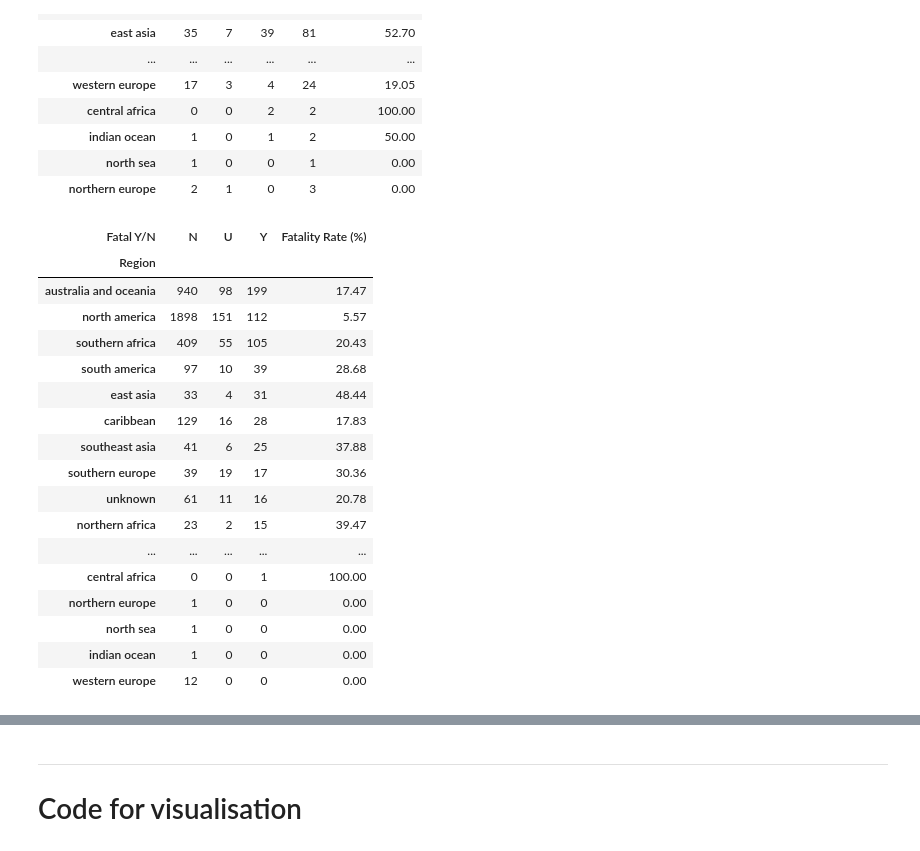
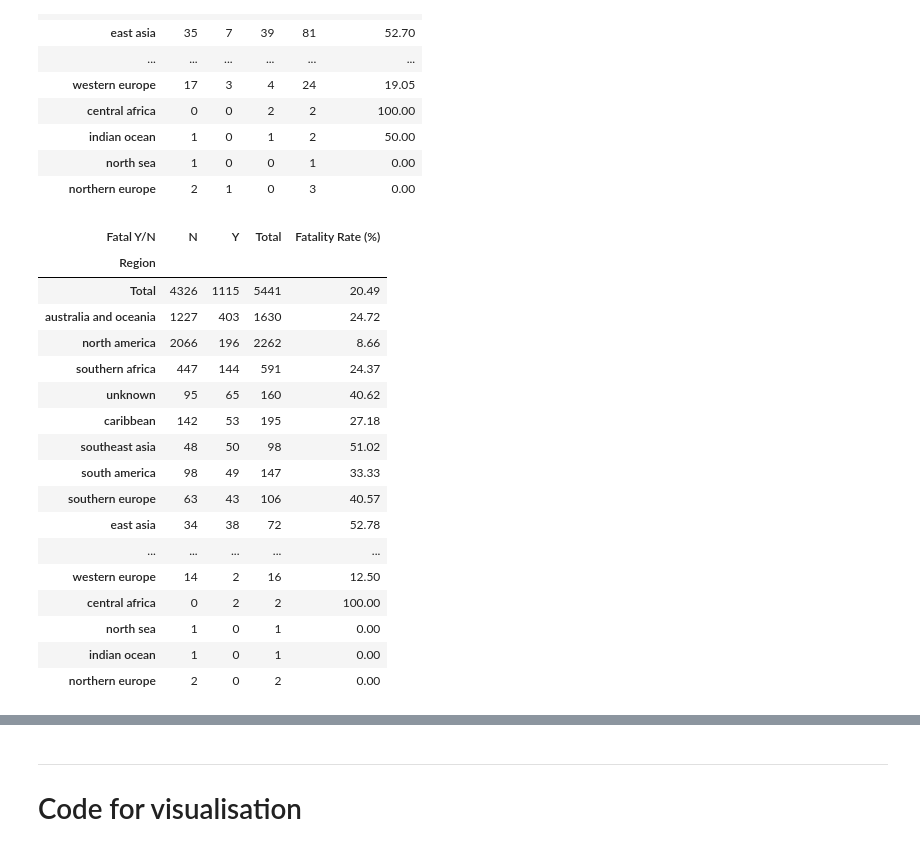
Before and after one commit to martijnooo/shark_attack, a Jupyter notebook: analysis_gfm.ipynb, the cells around one changed output, grey strips where cells are left out. Saved outputs shown, nothing was run; the diff lists cells and outputs as text; code cells hidden in the pictures.

```diff
--- a/analysis_gfm.ipynb
+++ b/analysis_gfm.ipynb
@@ -84,42 +69,42 @@ display(cross_tab_region_sorted)
 # %%
 # Filtered Region Cross-Tabulation with Fatality Rate
 
 # Convert 'Date' to datetime format
 df_gfm['Date'] = pd.to_datetime(df_gfm['Date'], errors='coerce')
 # Extract the year from the 'Date' column
 df_gfm['Year'] = df_gfm['Date'].dt.year
 # Filter data after 1900
-df_filtered = df_gfm[df_gfm['Year'] > 1950]
+df_filtered = df_gfm[df_gfm['Year'] > 1850]
 
 # Create the cross-tabulation for filtered data
-cross_tab_region = pd.crosstab(df_filtered['Region'], df_filtered['Fatal Y/N'])
+cross_tab_region = pd.crosstab(df_filtered['Region'], df_filtered['Fatal Y/N'], margins=True, margins_name='Total')
 
 # Calculate the fatality rate and round to 2 decimal places
 cross_tab_region['Fatality Rate (%)'] = (cross_tab_region['Y'] / (cross_tab_region['Y'] + cross_tab_region['N'])) * 100
 cross_tab_region['Fatality Rate (%)'] = cross_tab_region['Fatality Rate (%)'].round(2)
 
 # Sort by 'Y' (fatal) in descending order
 cross_tab_region_sorted = cross_tab_region.sort_values('Y', ascending=False)
 
 # Display the sorted cross-tabulation with fatality rate
 display(cross_tab_region_sorted)
 # %% [output]
-| Fatal Y/N | N | U | Y | Fatality Rate (%) |
+| Fatal Y/N | N | Y | Total | Fatality Rate (%) |
 | Region |  |  |  |  |
-| australia and oceania | 940 | 98 | 199 | 17.47 |
-| north america | 1898 | 151 | 112 | 5.57 |
-| southern africa | 409 | 55 | 105 | 20.43 |
-| south america | 97 | 10 | 39 | 28.68 |
-| east asia | 33 | 4 | 31 | 48.44 |
-| caribbean | 129 | 16 | 28 | 17.83 |
-| southeast asia | 41 | 6 | 25 | 37.88 |
-| southern europe | 39 | 19 | 17 | 30.36 |
-| unknown | 61 | 11 | 16 | 20.78 |
-| northern africa | 23 | 2 | 15 | 39.47 |
+| Total | 4326 | 1115 | 5441 | 20.49 |
+| australia and oceania | 1227 | 403 | 1630 | 24.72 |
+| north america | 2066 | 196 | 2262 | 8.66 |
+| southern africa | 447 | 144 | 591 | 24.37 |
+| unknown | 95 | 65 | 160 | 40.62 |
+| caribbean | 142 | 53 | 195 | 27.18 |
+| southeast asia | 48 | 50 | 98 | 51.02 |
+| south america | 98 | 49 | 147 | 33.33 |
+| southern europe | 63 | 43 | 106 | 40.57 |
+| east asia | 34 | 38 | 72 | 52.78 |
 | ... | ... | ... | ... | ... |
-| central africa | 0 | 0 | 1 | 100.00 |
-| northern europe | 1 | 0 | 0 | 0.00 |
-| north sea | 1 | 0 | 0 | 0.00 |
-| indian ocean | 1 | 0 | 0 | 0.00 |
-| western europe | 12 | 0 | 0 | 0.00 |
+| western europe | 14 | 2 | 16 | 12.50 |
+| central africa | 0 | 2 | 2 | 100.00 |
+| north sea | 1 | 0 | 1 | 0.00 |
+| indian ocean | 1 | 0 | 1 | 0.00 |
+| northern europe | 2 | 0 | 2 | 0.00 |
 # %%
```
Also changed, not shown: parts of 46 cells of this notebook.
